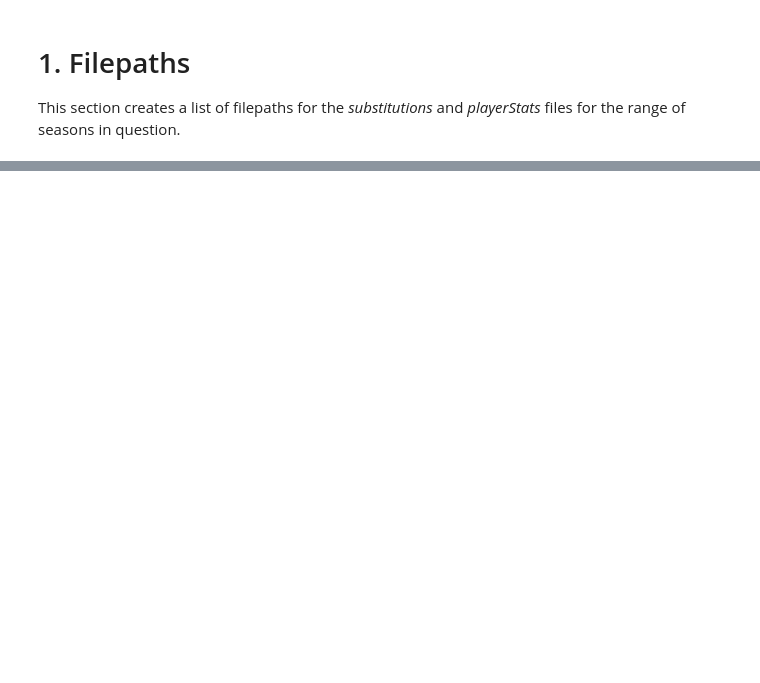
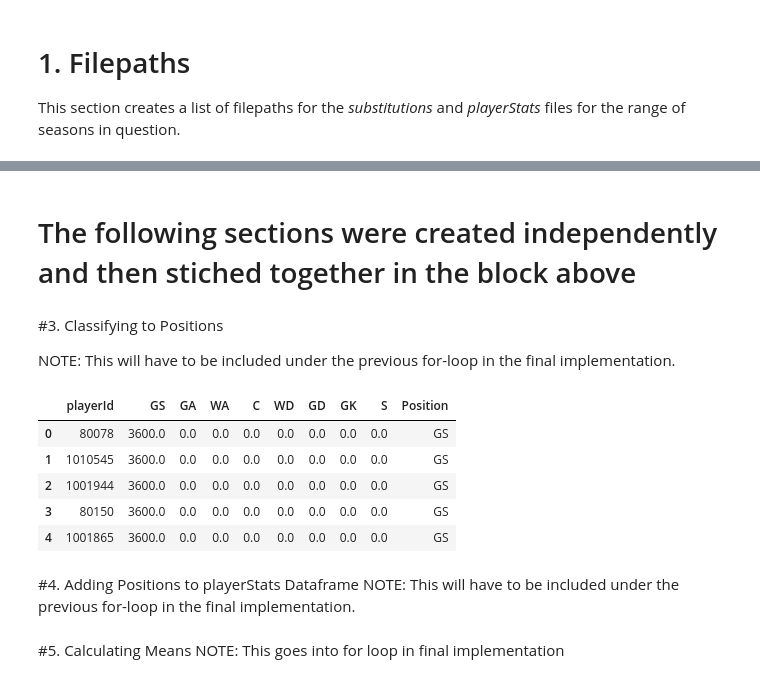
Before and after one commit to HimalKarkal/netball-analysis, a Jupyter notebook: TrueSkill_Final.ipynb, the cells around one changed output, grey strips where cells are left out. Cells and saved outputs as stored; diff of their text form; code cells hidden in the pictures; blank space fills up the shorter version.

```diff
--- a/TrueSkill_Final.ipynb
+++ b/TrueSkill_Final.ipynb
@@ -64,0 +259,46 @@ This section rates each player for every round in the league.
+# %% [markdown]
+# The following sections were created independently and then stiched together in the block above
+# %% [markdown]
+#3. Classifying to Positions
+
+NOTE: This will have to be included under the previous for-loop in the final implementation.
+# %%
+'''
+Accepts: Substitutions dataframe for each week (df_subs)
+Returns: Classification of each player to a position (df_temp['Position'])
+Comments: Players who spent the entire time as a substitutes are excluded
+'''
+dict_temp = {'GS':{},
+'GA':{},
+'WA': {},
+'C': {},
+'WD': {},
+'GD': {},
+'GK': {},
+'S': {}}
+
+for i, row in df_subs.iterrows():
+  player = row['playerId']
+  position = row['startingPos']
+  duration = row['duration']
+
+  if player in dict_temp[position]:
+    dict_temp[position][player] += duration
+  else:
+    dict_temp[position][player] = duration
+
+df_timeInPosition = pd.DataFrame(dict_temp).fillna(0).reset_index()
+df_timeInPosition = df_timeInPosition.rename(columns={'index': 'playerId'})
+df_timeInPosition = df_timeInPosition.loc[df_timeInPosition['S'] != 3600]
+df_timeInPosition['Position'] = df_timeInPosition.drop(columns = ['playerId', 'S']).idxmax(axis = 1)
+df_timeInPosition.head()
+# %% [output]
+|  | playerId | GS | GA | WA | C | WD | GD | GK | S | Position |
+| 0 | 80078 | 3600.0 | 0.0 | 0.0 | 0.0 | 0.0 | 0.0 | 0.0 | 0.0 | GS |
+| 1 | 1010545 | 3600.0 | 0.0 | 0.0 | 0.0 | 0.0 | 0.0 | 0.0 | 0.0 | GS |
+| 2 | 1001944 | 3600.0 | 0.0 | 0.0 | 0.0 | 0.0 | 0.0 | 0.0 | 0.0 | GS |
+| 3 | 80150 | 3600.0 | 0.0 | 0.0 | 0.0 | 0.0 | 0.0 | 0.0 | 0.0 | GS |
+| 4 | 1001865 | 3600.0 | 0.0 | 0.0 | 0.0 | 0.0 | 0.0 | 0.0 | 0.0 | GS |
+# %% [markdown]
+#4. Adding Positions to playerStats Dataframe
+NOTE: This will have to be included under the previous for-loop in the final implementation.
@@ -64,0 +323,3 @@ This section rates each player for every round in the league.
+# %% [markdown]
+#5. Calculating Means
+NOTE: This goes into for loop in final implementation
```
Also changed, not shown: parts of 14 cells of this notebook.
